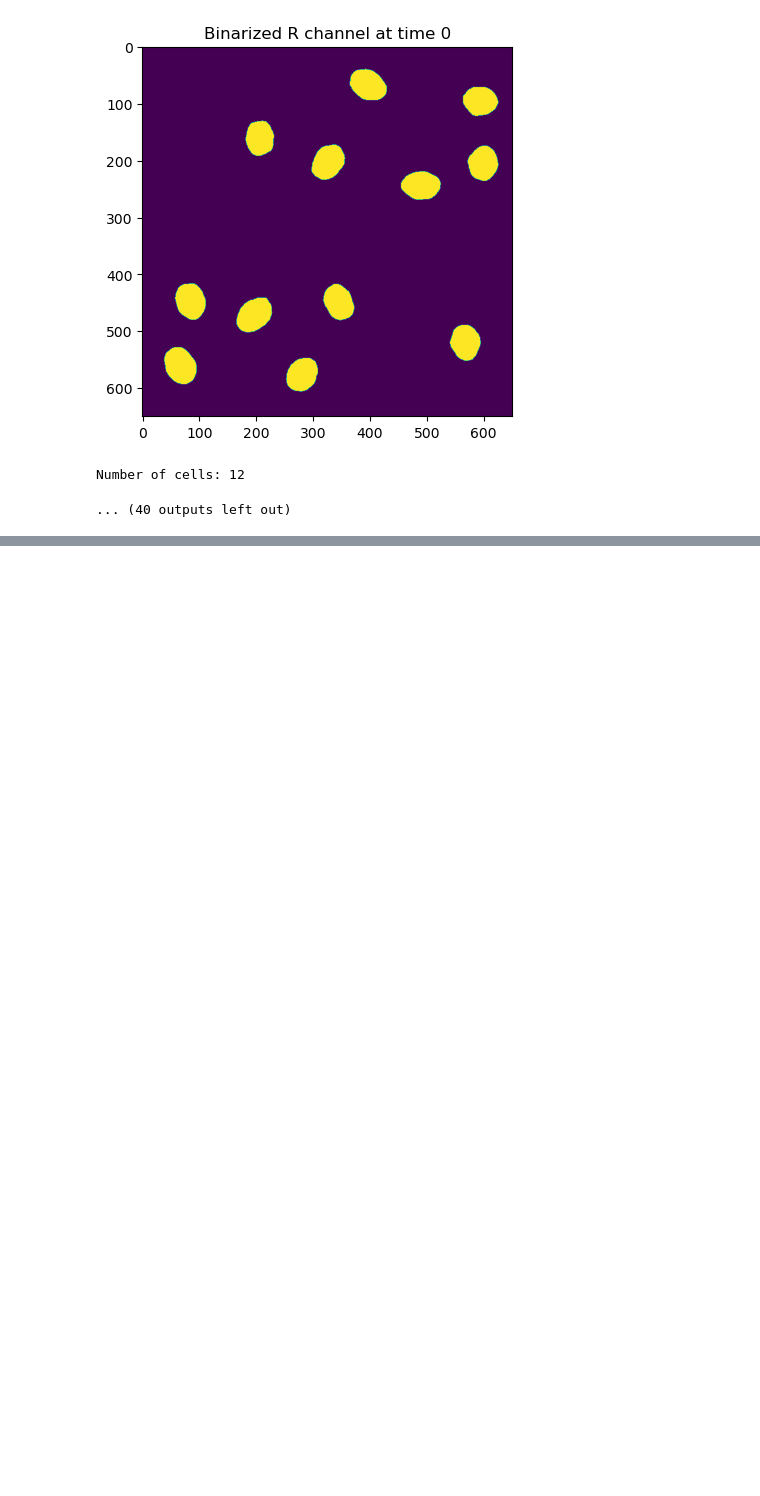
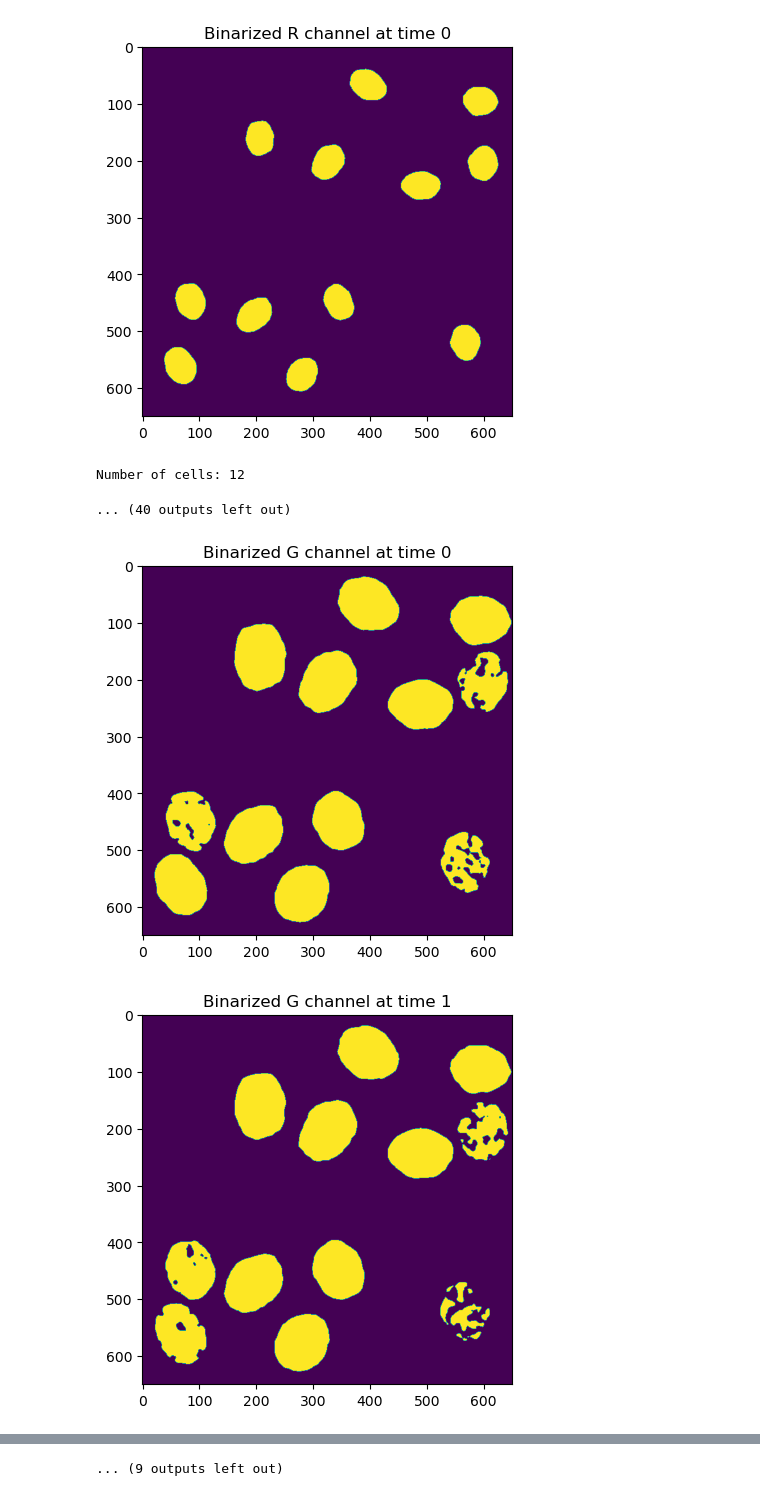
Before and after one commit to Munsky/UQbio2024_Team4, a Jupyter notebook: Project_Pilar.ipynb, the cells around one changed output, grey strips where cells are left out. Drawn from its saved outputs; the diff is of its cells as text; code cells hidden in the pictures; blank space fills up the shorter version.

```diff
--- a/Project_Pilar.ipynb
+++ b/Project_Pilar.ipynb
@@ -235,32 +235,41 @@ Number of cells: 12
 cell_sizes_all = []
 for i in range(T):
     img_G = test_image[i, :, :, 1]
 
     # Apply Gaussian filter
-    img_G_blur = gaussian(img_G, sigma=1)
+    img_G_blur = gaussian(img_G, sigma=1) #sigma is the standard deviation of the gaussian kernel used for the filtering operation
+    # can i use a different sigma value? what is the best sigma value for this image?
 
     # Threshold the image
-    threshold_G = threshold_otsu(img_G_blur)
+    threshold_G = threshold_otsu(img_G_blur) #this threshold is not working well for this image
     img_G_bin = img_G_blur > threshold_G
+
+    #i want to plot the image to see the threshold
+    plt.imshow(img_G_bin)
+    plt.title(f'Binarized G channel at time {i}')
+    plt.show()
 
     # Label the cells
     img_G_label = measure.label(img_G_bin)
 
     # Measure cell sizes
     props_G = measure.regionprops(img_G_label)
     cell_sizes_frame = [prop.area for prop in props_G]
 
     # Create vector for cell sizes aligned with centers
     new_vector = np.zeros(len(centers))
     for t in range(min(len(cell_sizes_frame), len(new_vector))):
         new_vector[t] = cell_sizes_frame[t]
 
     cell_sizes_all.append(new_vector)
 
 cell_sizes_all = np.array(cell_sizes_all)
 
 # Add cell sizes to metadata
 
 for d in range(len(result)):
     for z in range(T):
         metadata['cell_size'].append(cell_sizes_all[z,d])
+# %% [output]
+[figure, added]
+[figure, added]
@@ -267,3 +286,4 @@ for d in range(len(result)):
+... (9 outputs left out)
 # %%
 metadata_df = pd.DataFrame(metadata)
 metadata_df.to_csv('metadata_pilar.csv')
```
Also changed, not shown: parts of 1 cell of this notebook, 1 other file.
